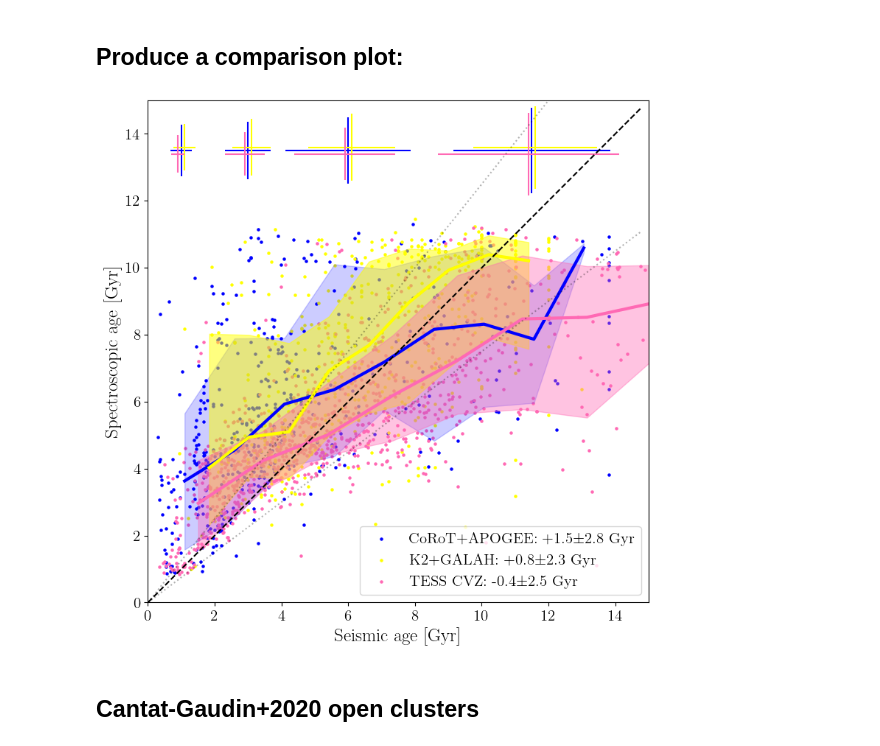
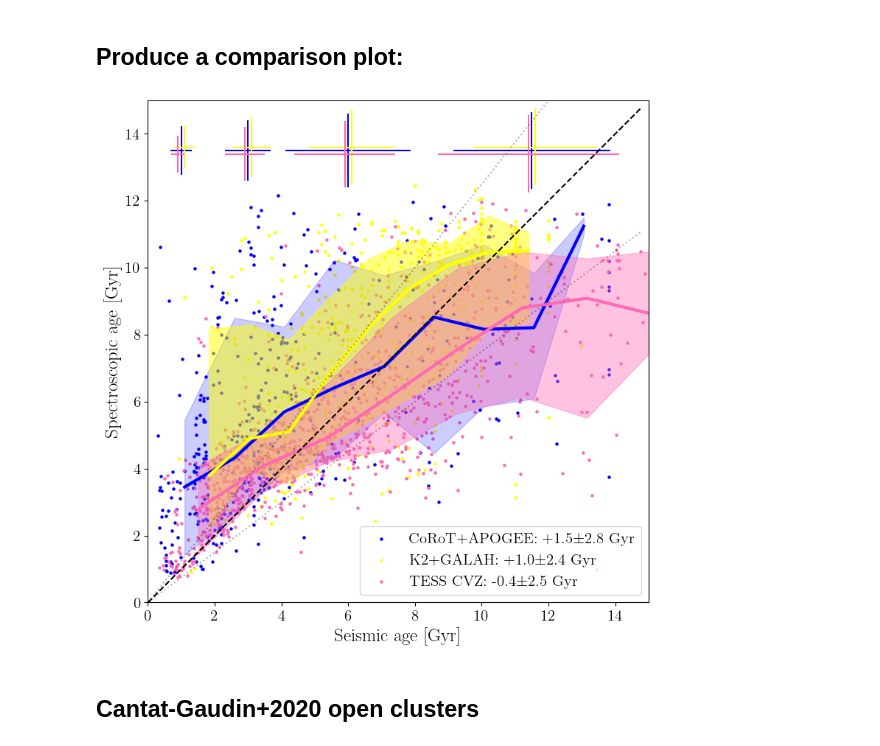
Before and after one commit to fjaellet/xgboost_chem_ages, a Jupyter notebook: py/test_age_catalogues.ipynb, the cells around one changed output. Drawn from its saved outputs; the diff is of its cells as text; code cells hidden in the pictures.

```diff
--- a/py/test_age_catalogues.ipynb
+++ b/py/test_age_catalogues.ipynb
@@ -45,15 +45,16 @@ mpl.rc('text', usetex=True)
 ### Decide whether to produce comparison plots wrt to calibrated or uncalibrated ages:
 # %%
 calib        = False
-suffix       = "_230711"
+suffix       = "_xgb"
 
 if calib:
     agecol = "spec_age"+suffix+"_calib"
 else:
     agecol = "spec_age"+suffix
 
-uncertcolu = "spec_age"+suffix+"_sigu"
-uncertcoll = "spec_age"+suffix+"_sigl"
+#uncertcolu = "spec_age"+suffix+"_sigu"
+#uncertcoll = "spec_age"+suffix+"_sigl"
+uncertcol  = "spec_age"+suffix+"_uncert"
 # %% [markdown]
 ## Read asteroseismic age data tables
 # %% [markdown]
@@ -371,39 +355,39 @@ age_ranges = [[0,2], [2,4], [4,8], [8,15]]
 for ii in [0,1,2,3]:
     sel_a = (sep_a.arcsec<1) & (anders2017['AgeM'] > age_ranges[ii][0]) & (anders2017['AgeM'] < age_ranges[ii][1])
     xerr=np.median(0.5*(anders2017['AgeM68U'][sel_a]-anders2017['AgeM68L'][sel_a]))
-    yerr=np.median(0.5*(our_cat[uncertcolu]+our_cat[uncertcoll])[idx_a][sel_a])
+    yerr=np.median(our_cat[uncertcol][idx_a][sel_a])
     plt.errorbar(0.5*(age_ranges[ii][0]+age_ranges[ii][1]), 13.5,
                  xerr=xerr, yerr=yerr, color="b")
     sel_z = (sep_z.arcsec<1) & (zinn2022['age'] > age_ranges[ii][0]) & (zinn2022['age'] < age_ranges[ii][1])
     xerr=np.median(zinn2022['e_age'][sel_z])
-    yerr=np.median(0.5*(our_cat[uncertcolu]+our_cat[uncertcoll])[idx_z][sel_z])
+    yerr=np.median(our_cat[uncertcol][idx_z][sel_z])
     plt.errorbar(0.5*(age_ranges[ii][0]+age_ranges[ii][1])+.1, 13.5+.1,
                  xerr=xerr, yerr=yerr, color="yellow")
     sel_m = (sep_m.arcsec<1) & (mackereth2021['age_PARAM_BHM'] > age_ranges[ii][0]) & (mackereth2021['age_PARAM_BHM'] < age_ranges[ii][1])
     xerr=np.median(0.5*(mackereth2021['age_68U_PARAM_BHM'][sel_m]-mackereth2021['age_68L_PARAM_BHM'][sel_m]))
-    yerr=np.median(0.5*(our_cat[uncertcolu]+our_cat[uncertcoll])[idx_m][sel_m])
+    yerr=np.median(our_cat[uncertcol][idx_m][sel_m])
     plt.errorbar(0.5*(age_ranges[ii][0]+age_ranges[ii][1])-.1, 13.5-.1,
                  xerr=xerr, yerr=yerr, color="hotpink")
 
 
 plt.plot(np.arange(0,15,0.2),np.arange(0,15,0.2),'k--')
 plt.plot(np.arange(0,15,0.2),0.75*np.arange(0,15,0.2),c='k', ls="dotted", alpha=0.3)
 plt.plot(np.arange(0,15,0.2),1.25*np.arange(0,15,0.2),c='k', ls="dotted", alpha=0.3)
 
 plt.axis([0,15,0,15])
 plt.xlabel('Seismic age [Gyr]', fontsize=18)
 if calib:
     plt.ylabel(r"Calibrated age [Gyr]", fontsize=18)
 else:
     plt.ylabel(r"Spectroscopic age [Gyr]", fontsize=18)
 plt.tight_layout()
 
 if calib:
     plt.savefig("../im/seismic_age_calib_comp.png", dpi=300)
 else:
     plt.savefig("../im/seismic_age_comp.png", dpi=300)
 # %% [output]
-[figure, old version]
+[figure, new version]
 # %% [markdown]
 ## Cantat-Gaudin+2020 open clusters
 # %%
```
Also changed, not shown: parts of 11 cells of this notebook, 33 other files.
